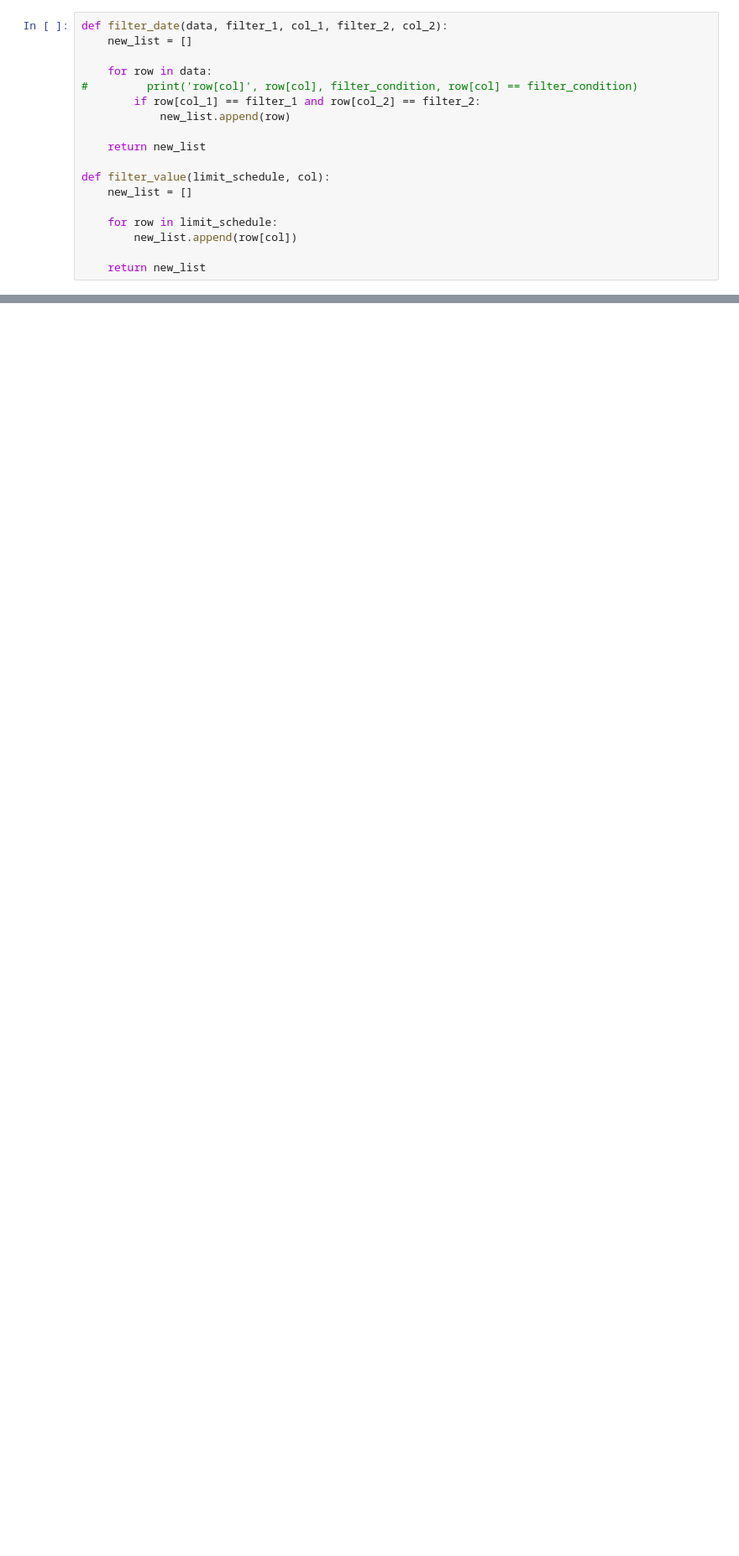
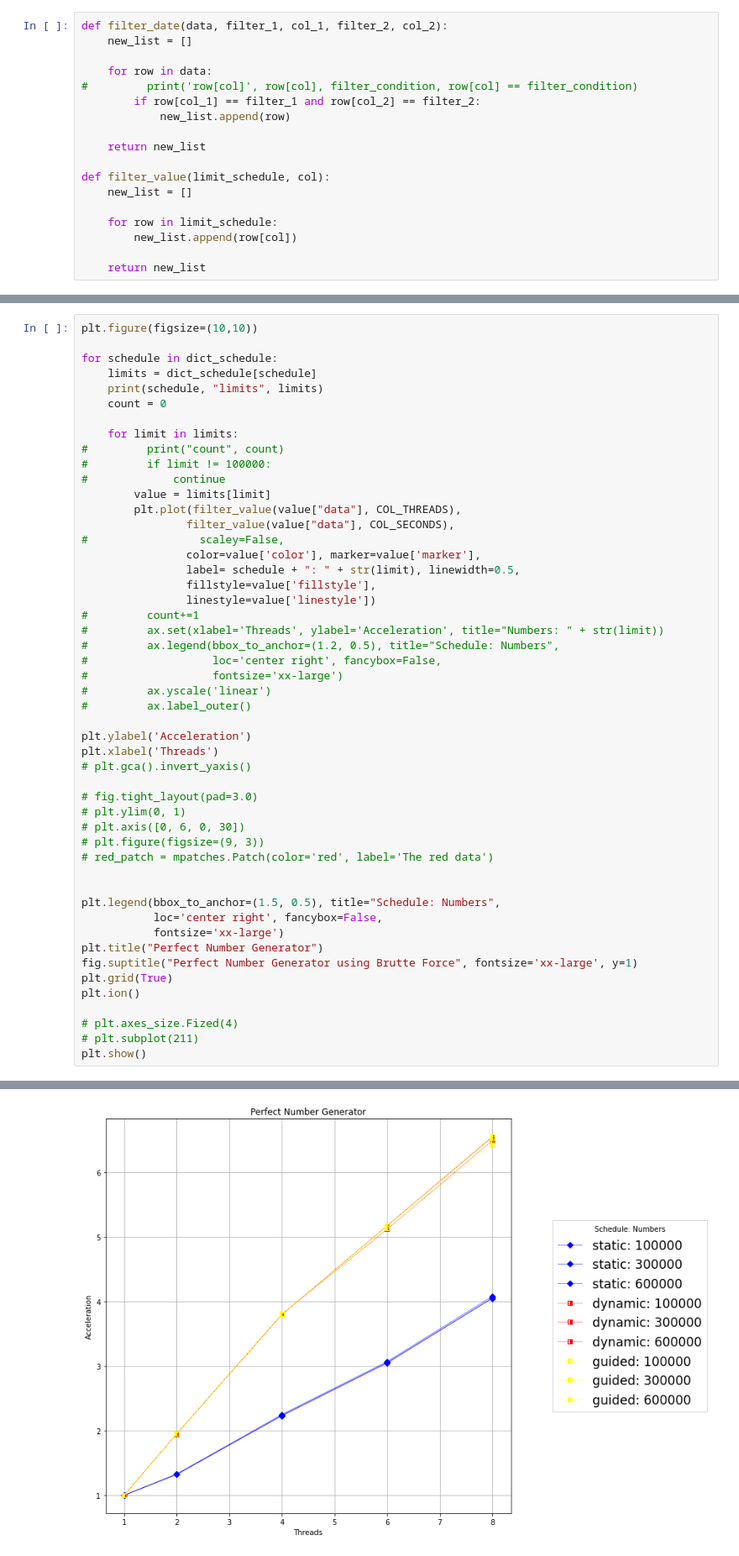
Before and after one commit to RafilxTenfen/master, a Jupyter notebook: PPA/perfect_number/plot_graph.py.ipynb, the cells around one changed output, grey strips where cells are left out. Shown at 84% size. Drawn from its saved outputs; the diff is of its cells as text; blank space fills up the shorter version.

```diff
--- a/PPA/perfect_number/plot_graph.py.ipynb
+++ b/PPA/perfect_number/plot_graph.py.ipynb
@@ -243,0 +298,51 @@ plt.show()
+# %%
+plt.figure(figsize=(10,10))
+
+for schedule in dict_schedule:
+    limits = dict_schedule[schedule]
+    print(schedule, "limits", limits)
+    count = 0
+
+    for limit in limits:
+#         print("count", count)
+#         if limit != 100000:
+#             continue
+        value = limits[limit]
+        plt.plot(filter_value(value["data"], COL_THREADS),
+                filter_value(value["data"], COL_SECONDS),
+#                 scaley=False,
+                color=value['color'], marker=value['marker'],
+                label= schedule + ": " + str(limit), linewidth=0.5,
+                fillstyle=value['fillstyle'],
+                linestyle=value['linestyle'])
+#         count+=1
+#         ax.set(xlabel='Threads', ylabel='Acceleration', title="Numbers: " + str(limit))
+#         ax.legend(bbox_to_anchor=(1.2, 0.5), title="Schedule: Numbers",
+#                   loc='center right', fancybox=False,
+#                   fontsize='xx-large')
+#         ax.yscale('linear')
+#         ax.label_outer()
+
+plt.ylabel('Acceleration')
+plt.xlabel('Threads')
+# plt.gca().invert_yaxis()
+
+# fig.tight_layout(pad=3.0)
+# plt.ylim(0, 1)
+# plt.axis([0, 6, 0, 30])
+# plt.figure(figsize=(9, 3))
+# red_patch = mpatches.Patch(color='red', label='The red data')
+
+
+plt.legend(bbox_to_anchor=(1.5, 0.5), title="Schedule: Numbers",
+           loc='center right', fancybox=False,
+           fontsize='xx-large')
+plt.title("Perfect Number Generator")
+fig.suptitle("Perfect Number Generator using Brutte Force", fontsize='xx-large', y=1)
+plt.grid(True)
+plt.ion()
+
+# plt.axes_size.Fized(4)
+# plt.subplot(211)
+plt.show()
+# %% [output]
@@ -243,0 +352 @@ plt.show()
+[figure, added]
```
Also changed, not shown: parts of 5 cells of this notebook, 22 other files.
